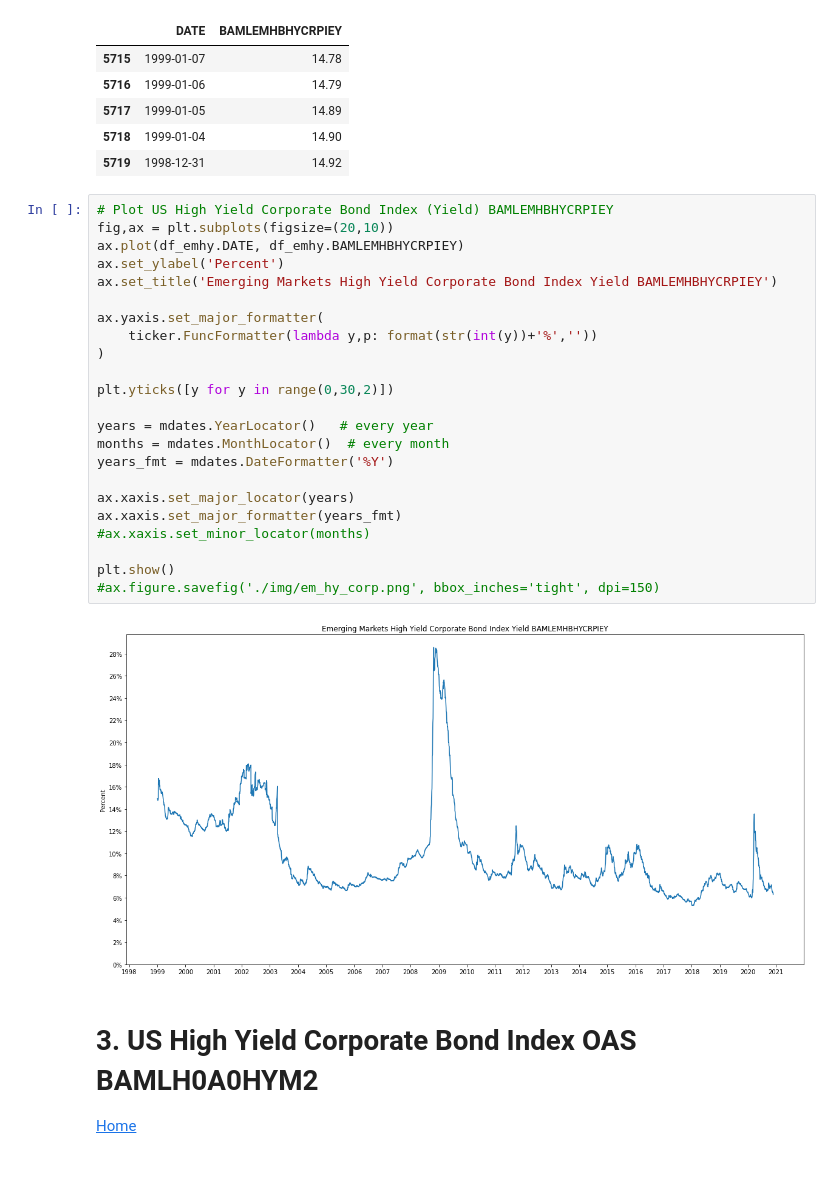
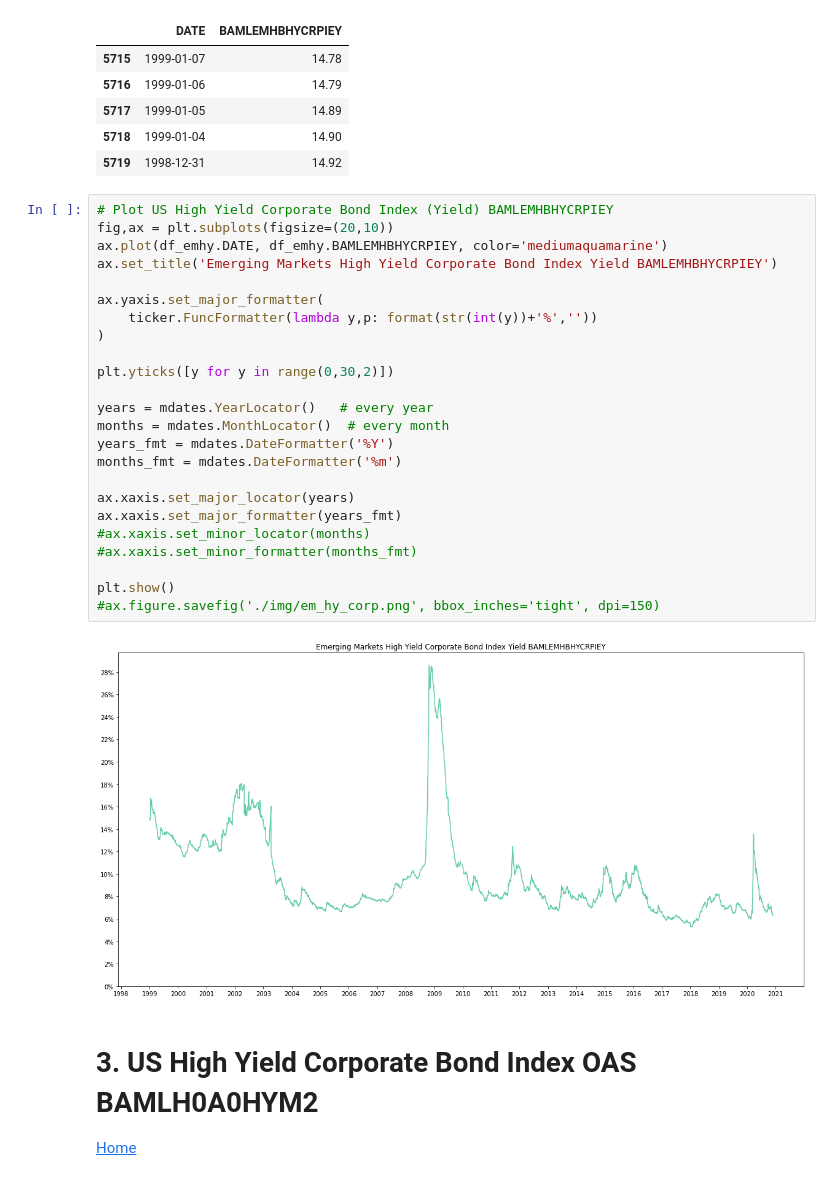
Before and after one commit to AmitSamra/Bonds, a Jupyter notebook: bonds.ipynb, the cells around one changed output. Cells and saved outputs as stored; diff of their text form.

```diff
--- a/bonds.ipynb
+++ b/bonds.ipynb
@@ -134,28 +141,29 @@ df_emhy.tail()
 # %%
 # Plot US High Yield Corporate Bond Index (Yield) BAMLEMHBHYCRPIEY
 fig,ax = plt.subplots(figsize=(20,10))
-ax.plot(df_emhy.DATE, df_emhy.BAMLEMHBHYCRPIEY)
-ax.set_ylabel('Percent')
+ax.plot(df_emhy.DATE, df_emhy.BAMLEMHBHYCRPIEY, color='mediumaquamarine')
 ax.set_title('Emerging Markets High Yield Corporate Bond Index Yield BAMLEMHBHYCRPIEY')
 
 ax.yaxis.set_major_formatter(
     ticker.FuncFormatter(lambda y,p: format(str(int(y))+'%',''))
 )
 
 plt.yticks([y for y in range(0,30,2)])
 
 years = mdates.YearLocator()   # every year
 months = mdates.MonthLocator()  # every month
 years_fmt = mdates.DateFormatter('%Y')
+months_fmt = mdates.DateFormatter('%m')
 
 ax.xaxis.set_major_locator(years)
 ax.xaxis.set_major_formatter(years_fmt)
 #ax.xaxis.set_minor_locator(months)
+#ax.xaxis.set_minor_formatter(months_fmt)
 
 plt.show()
 #ax.figure.savefig('./img/em_hy_corp.png', bbox_inches='tight', dpi=150)
 # %% [output]
-[figure, old version]
+[figure, new version]
 # %% [markdown]
 # <a id='section3'>3. US High Yield Corporate Bond Index OAS BAMLH0A0HYM2</a>
 
```
Also changed, not shown: parts of 49 cells of this notebook.
